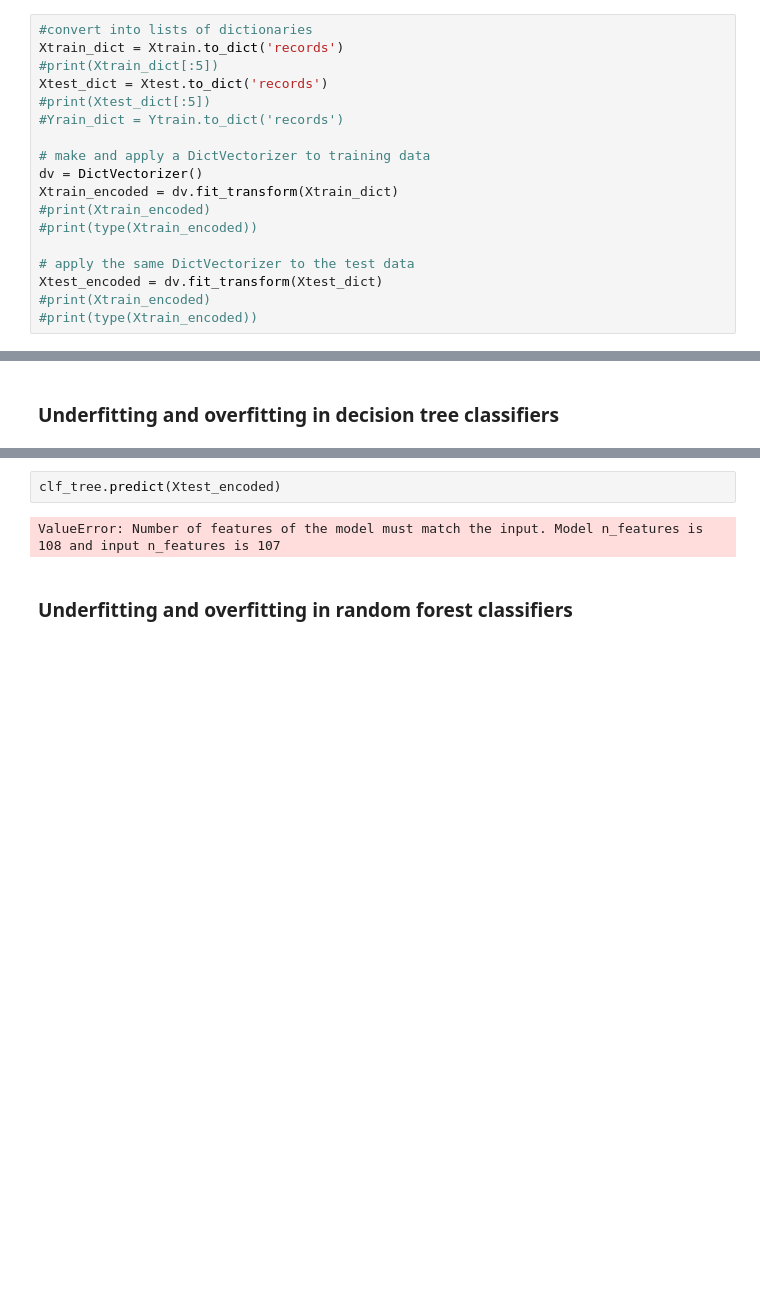
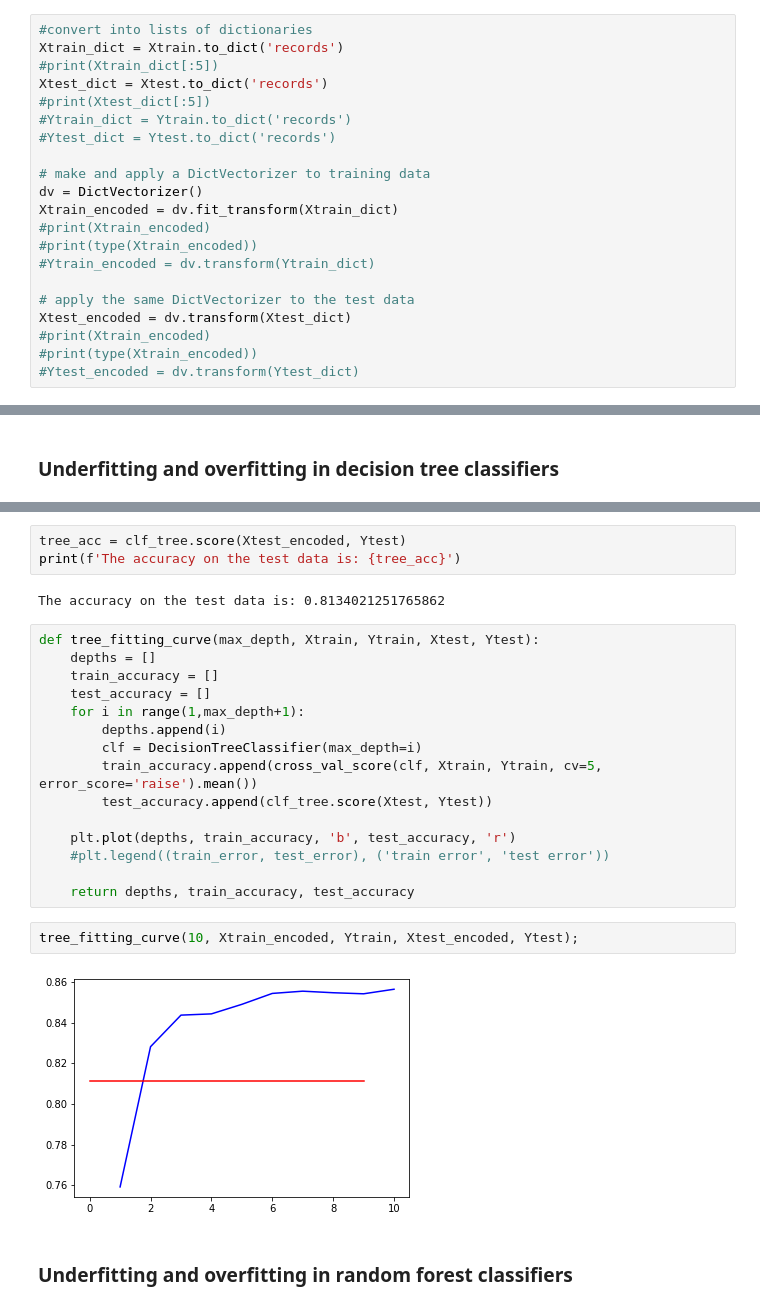
Before and after one commit to JohnLindblad/GU_Applied_Machine_Learning, a Jupyter notebook: Assignment1B/Assignment 1b.ipynb, the cells around one changed output, grey strips where cells are left out. Cells and saved outputs as stored; diff of their text form; blank space fills up the shorter version.

Commit message:
Debugging on Task 2 done
Left to do is to write the discussion parts on Task 2 and fix the overfitting/underfitting curves

```diff
--- a/Assignment1B/Assignment 1b.ipynb
+++ b/Assignment1B/Assignment 1b.ipynb
@@ -44,15 +45,18 @@ Xtrain_dict = Xtrain.to_dict('records')
 #print(Xtrain_dict[:5])
 Xtest_dict = Xtest.to_dict('records')
 #print(Xtest_dict[:5])
-#Yrain_dict = Ytrain.to_dict('records')
+#Ytrain_dict = Ytrain.to_dict('records')
+#Ytest_dict = Ytest.to_dict('records')
 
 # make and apply a DictVectorizer to training data
 dv = DictVectorizer()
 Xtrain_encoded = dv.fit_transform(Xtrain_dict)
 #print(Xtrain_encoded)
 #print(type(Xtrain_encoded))
+#Ytrain_encoded = dv.transform(Ytrain_dict)
 
 # apply the same DictVectorizer to the test data
-Xtest_encoded = dv.fit_transform(Xtest_dict)
+Xtest_encoded = dv.transform(Xtest_dict)
 #print(Xtrain_encoded)
 #print(type(Xtrain_encoded))
+#Ytest_encoded = dv.transform(Ytest_dict)
@@ -89,7 +90,27 @@ The cross-validation score on the test data is: 0.8167747994843804
-# %%
-clf_tree.predict(Xtest_encoded)
-# %% [output]
-ValueError: Number of features of the model must match the input. Model n_features is 108 and input n_features is 107
+# %%
+tree_acc = clf_tree.score(Xtest_encoded, Ytest)
+print(f'The accuracy on the test data is: {tree_acc}')
+# %% [output]
+The accuracy on the test data is: 0.8134021251765862
+# %%
+def tree_fitting_curve(max_depth, Xtrain, Ytrain, Xtest, Ytest):
+    depths = []
+    train_accuracy = []
+    test_accuracy = []
+    for i in range(1,max_depth+1):
+        depths.append(i)
+        clf = DecisionTreeClassifier(max_depth=i)
+        train_accuracy.append(cross_val_score(clf, Xtrain, Ytrain, cv=5, error_score='raise').mean())
+        test_accuracy.append(clf_tree.score(Xtest, Ytest))
+
+    plt.plot(depths, train_accuracy, 'b', test_accuracy, 'r')
+    #plt.legend((train_error, test_error), ('train error', 'test error'))
+
+    return depths, train_accuracy, test_accuracy
+# %%
+tree_fitting_curve(10, Xtrain_encoded, Ytrain, Xtest_encoded, Ytest);
+# %% [output]
+[figure, added]
 # %% [markdown]
 ### Underfitting and overfitting in random forest classifiers
 # %%
```
Also changed, not shown: parts of 8 cells of this notebook.
